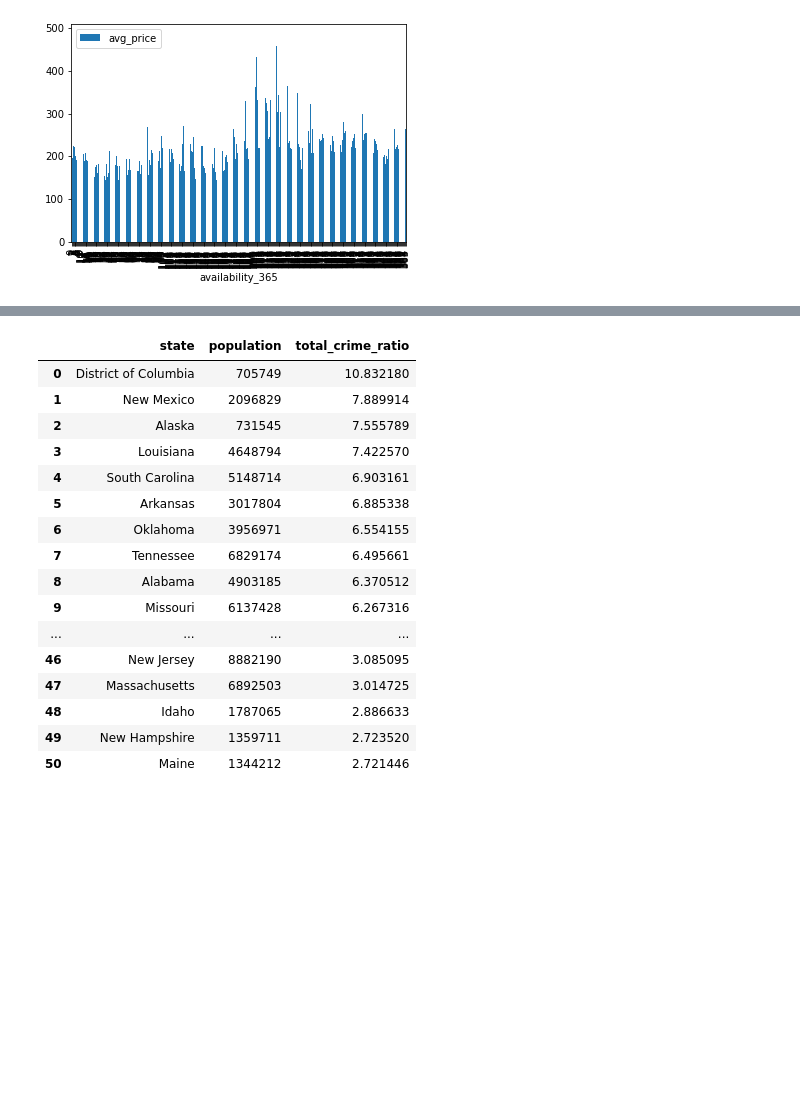
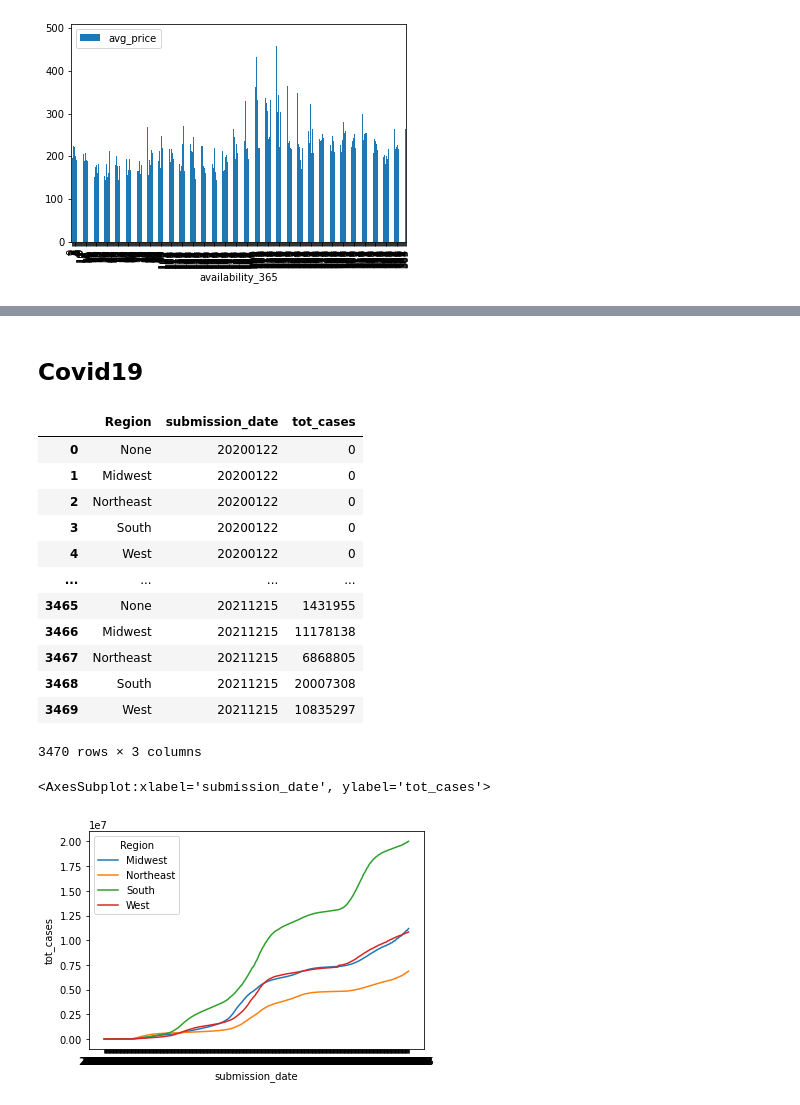
Before and after one commit to ddangwal1909/EAS503_Project_AIRBNB_Analysis, a Jupyter notebook: AIRBNB_ANALYSIS.ipynb, the cells around one changed output, grey strips where cells are left out. Cells and saved outputs as stored; diff of their text form; code cells hidden in the pictures; blank space fills up the shorter version.

```diff
--- a/AIRBNB_ANALYSIS.ipynb
+++ b/AIRBNB_ANALYSIS.ipynb
@@ -1071,20 +935,40 @@ df['ratio'] = df['col1']/df['population']
-# %%
-df
-# %% [output]
-|  | state | population | total_crime_ratio |
-| 0 | District of Columbia | 705749 | 10.832180 |
-| 1 | New Mexico | 2096829 | 7.889914 |
-| 2 | Alaska | 731545 | 7.555789 |
-| 3 | Louisiana | 4648794 | 7.422570 |
-| 4 | South Carolina | 5148714 | 6.903161 |
-| 5 | Arkansas | 3017804 | 6.885338 |
-| 6 | Oklahoma | 3956971 | 6.554155 |
-| 7 | Tennessee | 6829174 | 6.495661 |
-| 8 | Alabama | 4903185 | 6.370512 |
-| 9 | Missouri | 6137428 | 6.267316 |
-| ... | ... | ... | ... |
-| 46 | New Jersey | 8882190 | 3.085095 |
-| 47 | Massachusetts | 6892503 | 3.014725 |
-| 48 | Idaho | 1787065 | 2.886633 |
-| 49 | New Hampshire | 1359711 | 2.723520 |
-| 50 | Maine | 1344212 | 2.721446 |
+# %% [markdown]
+## Covid19
+# %%
+query = '''
+select
+b.Region,
+a.submission_date,
+sum(a.tot_cases) as tot_cases
+from
+Covid19 a
+left join postal b
+on trim(a.state) = trim(b.State_code)
+group by Region,submission_date
+order by submission_date
+'''
+
+normalized_database_filename='airbnb.db'
+conn = create_connection(normalized_database_filename)
+cur = conn.cursor()
+df = pd.read_sql_query(query, conn)
+display(df)
+conn.close()
+
+sns.lineplot(data=df, x="submission_date", y="tot_cases", hue="Region")
+# %% [output]
+|  | Region | submission_date | tot_cases |
+| 0 | None | 20200122 | 0 |
+| 1 | Midwest | 20200122 | 0 |
+| 2 | Northeast | 20200122 | 0 |
+| 3 | South | 20200122 | 0 |
+| 4 | West | 20200122 | 0 |
+| ... | ... | ... | ... |
+| 3465 | None | 20211215 | 1431955 |
+| 3466 | Midwest | 20211215 | 11178138 |
+| 3467 | Northeast | 20211215 | 6868805 |
+| 3468 | South | 20211215 | 20007308 |
+| 3469 | West | 20211215 | 10835297 |
+3470 rows × 3 columns
+<AxesSubplot:xlabel='submission_date', ylabel='tot_cases'>
+[figure, added]
```
Also changed, not shown: parts of 58 cells of this notebook, 1 other file.
